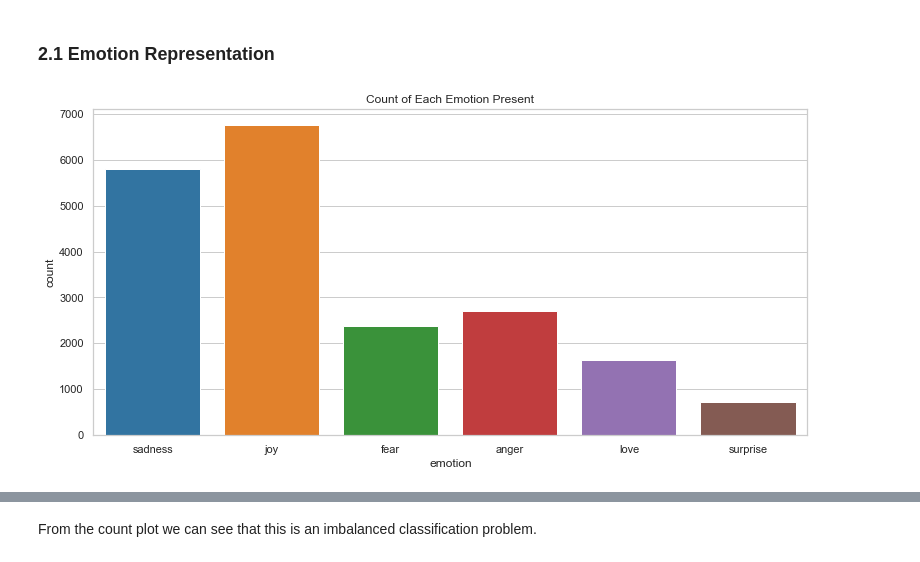
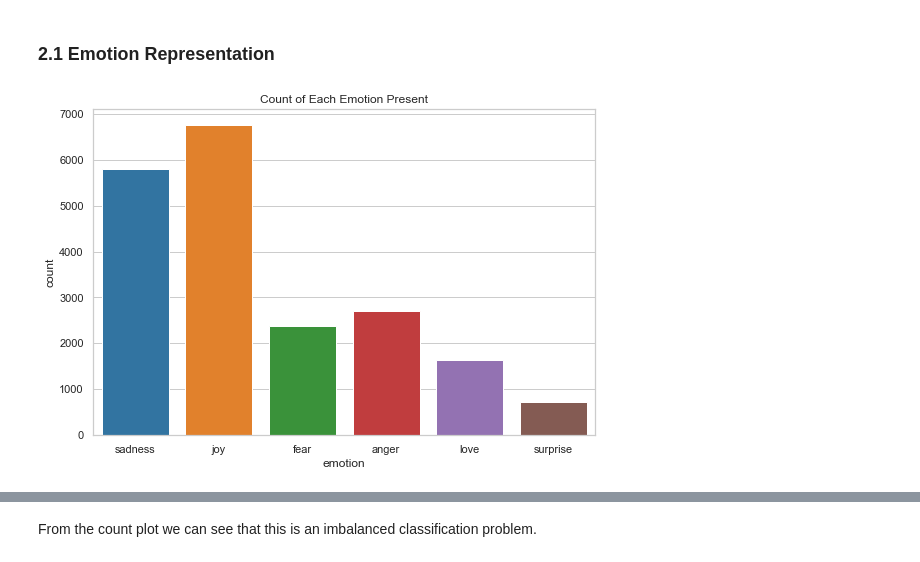
Before and after one commit to ayliahfani/Emotion-Recognition, a Jupyter notebook: Coursework/nc_coursework.ipynb, the cells around one changed output, grey strips where cells are left out. Saved outputs shown, nothing was run; the diff lists cells and outputs as text; code cells hidden in the pictures.

```diff
--- a/Coursework/nc_coursework.ipynb
+++ b/Coursework/nc_coursework.ipynb
@@ -86,7 +103,7 @@ ___
 ### 2.1 Emotion Representation <a class="anchor" id="ER"></a>
 # %%
 # find the count of each emotion represented.
-plt.figure(figsize=(12.8,6))
+plt.figure(figsize=(9,6))
 sns.countplot(x='emotion', data=df).set_title('Count of Each Emotion Present');
 # %% [output]
-[figure, old version]
+[figure, new version]
```
Also changed, not shown: parts of 31 cells of this notebook, 8 other files.
